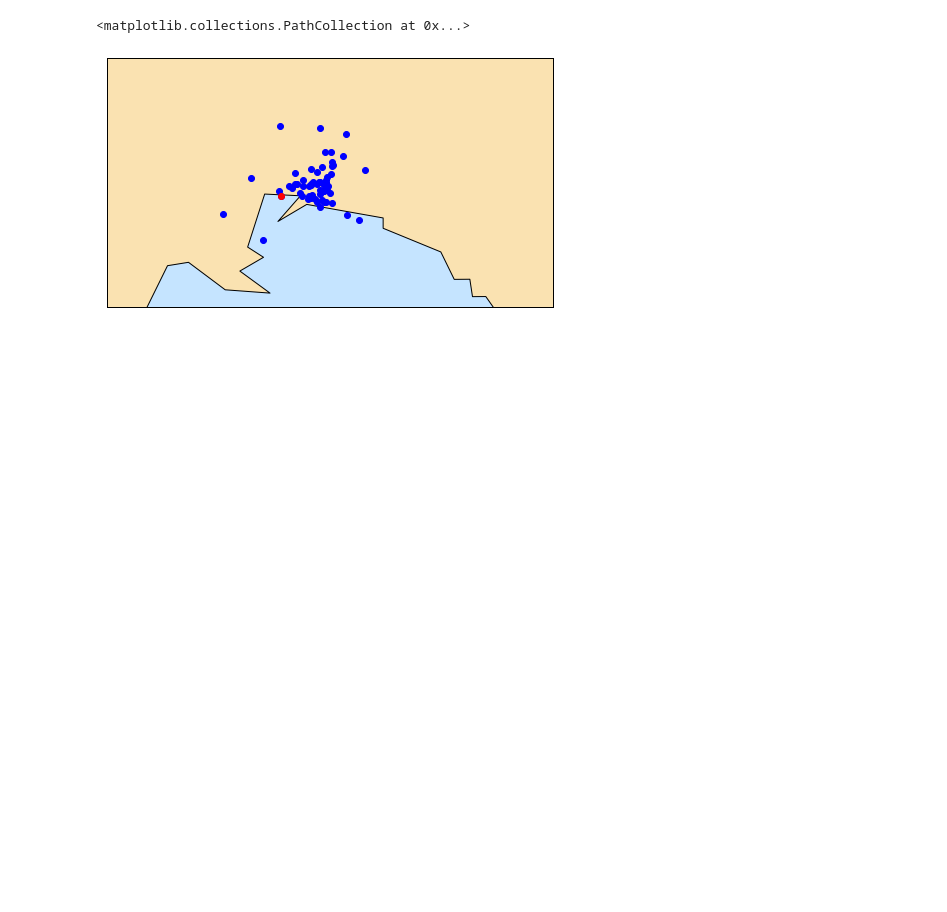
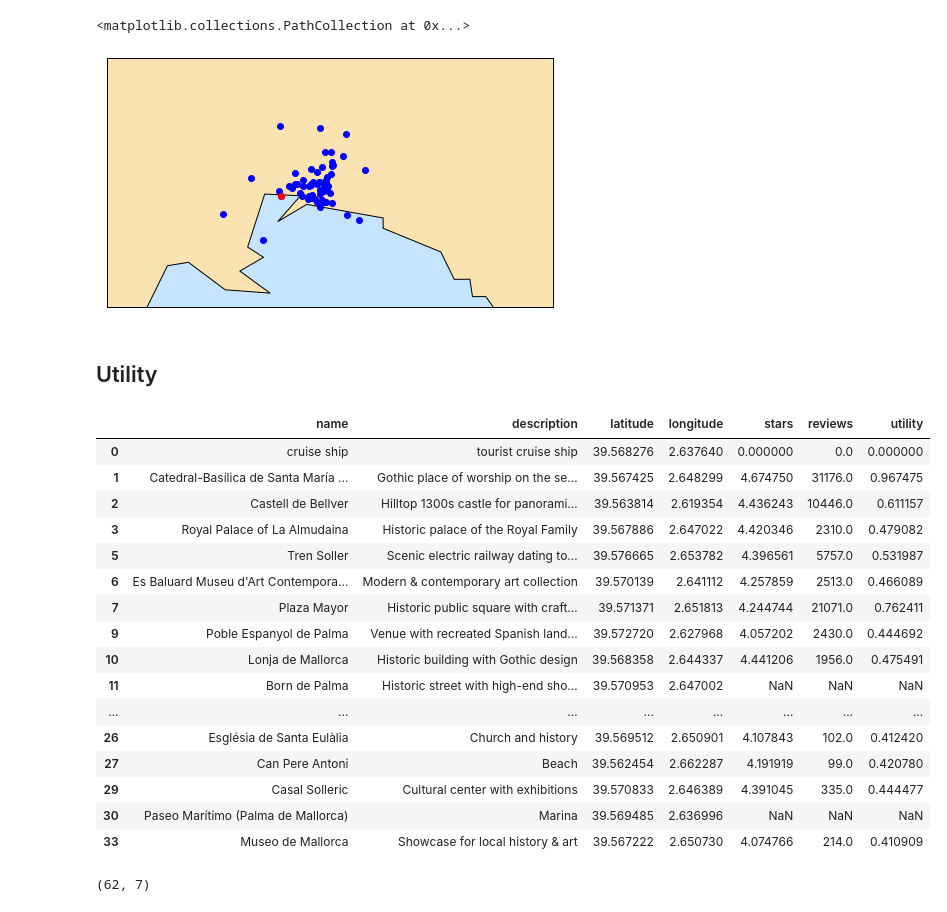
Before and after one commit to mariadelmarbibiloni/cruiseshiptourism, a Jupyter notebook: examples/topsightspalma_model.ipynb, the cells around one changed output. Cells and saved outputs as stored; diff of their text form; code cells hidden in the pictures; blank space fills up the shorter version.

Commit message:
compute utility

```diff
--- a/examples/topsightspalma_model.ipynb
+++ b/examples/topsightspalma_model.ipynb
@@ -140,3 +140,37 @@ m.scatter(longitude[0], latitude[0], latlon=True,
 # %% [output]
 <matplotlib.collections.PathCollection at 0x...>
 [figure]
+# %% [markdown]
+## Utility
+# %%
+maxreviews = topsightspalma.reviews.max()
+# %%
+def utility(stars, reviews, maxreviews, alpha=0.5):
+    return alpha*stars/5 + (1-alpha)*reviews/maxreviews
+# %%
+utilitycol = topsightspalma.apply(lambda row: utility(row.stars, row.reviews, maxreviews), axis=1)
+topsightspalma = topsightspalma.assign(utility=utilitycol.values)
+# %%
+topsightspalma.dropna(subset=["latitude", "longitude"]).head(25)
+# %% [output]
+|  | name | description | latitude | longitude | stars | reviews | utility |
+| 0 | cruise ship | tourist cruise ship | 39.568276 | 2.637640 | 0.000000 | 0.0 | 0.000000 |
+| 1 | Catedral-Basílica de Santa María ... | Gothic place of worship on the se... | 39.567425 | 2.648299 | 4.674750 | 31176.0 | 0.967475 |
+| 2 | Castell de Bellver | Hilltop 1300s castle for panorami... | 39.563814 | 2.619354 | 4.436243 | 10446.0 | 0.611157 |
+| 3 | Royal Palace of La Almudaina | Historic palace of the Royal Family | 39.567886 | 2.647022 | 4.420346 | 2310.0 | 0.479082 |
+| 5 | Tren Soller | Scenic electric railway dating to... | 39.576665 | 2.653782 | 4.396561 | 5757.0 | 0.531987 |
+| 6 | Es Baluard Museu d'Art Contempora... | Modern & contemporary art collection | 39.570139 | 2.641112 | 4.257859 | 2513.0 | 0.466089 |
+| 7 | Plaza Mayor | Historic public square with craft... | 39.571371 | 2.651813 | 4.244744 | 21071.0 | 0.762411 |
+| 9 | Poble Espanyol de Palma | Venue with recreated Spanish land... | 39.572720 | 2.627968 | 4.057202 | 2430.0 | 0.444692 |
+| 10 | Lonja de Mallorca | Historic building with Gothic design | 39.568358 | 2.644337 | 4.441206 | 1956.0 | 0.475491 |
+| 11 | Born de Palma | Historic street with high-end sho... | 39.570953 | 2.647002 | NaN | NaN | NaN |
+| ... | ... | ... | ... | ... | ... | ... | ... |
+| 26 | Església de Santa Eulàlia | Church and history | 39.569512 | 2.650901 | 4.107843 | 102.0 | 0.412420 |
+| 27 | Can Pere Antoni | Beach | 39.562454 | 2.662287 | 4.191919 | 99.0 | 0.420780 |
+| 29 | Casal Solleric | Cultural center with exhibitions | 39.570833 | 2.646389 | 4.391045 | 335.0 | 0.444477 |
+| 30 | Paseo Marítimo (Palma de Mallorca) | Marina | 39.569485 | 2.636996 | NaN | NaN | NaN |
+| 33 | Museo de Mallorca | Showcase for local history & art | 39.567222 | 2.650730 | 4.074766 | 214.0 | 0.410909 |
+# %%
+topsightspalma.dropna(subset=["latitude", "longitude"]).shape
+# %% [output]
+(62, 7)
```
Also changed, not shown: parts of 1 cell of this notebook.
